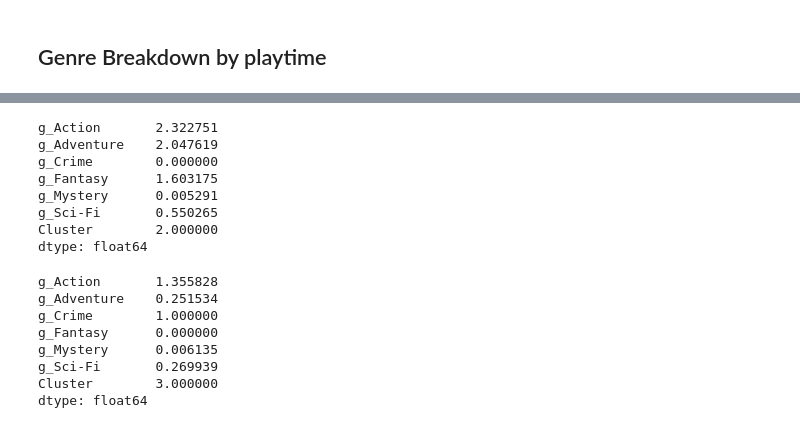
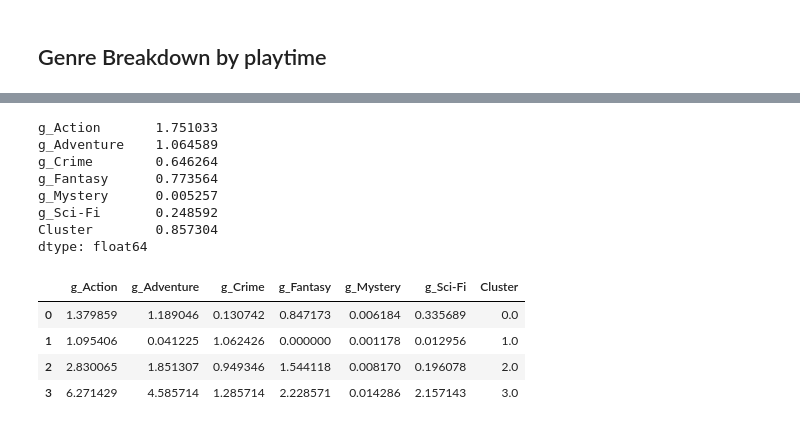
Before and after one commit to cowsed/PDMProject, a Jupyter notebook: analysis/Analysis.ipynb, the cells around one changed output, grey strips where cells are left out. Drawn from its saved outputs; the diff is of its cells as text; code cells hidden in the pictures.

```diff
--- a/analysis/Analysis.ipynb
+++ b/analysis/Analysis.ipynb
@@ -253,23 +223,25 @@ dtype: float64
-# %%
-sorted_df.loc[sorted_df['Cluster'] == 2].sum()/counts[2]
-# %% [output]
-g_Action       2.322751
-g_Adventure    2.047619
-g_Crime        0.000000
-g_Fantasy      1.603175
-g_Mystery      0.005291
-g_Sci-Fi       0.550265
-Cluster        2.000000
-dtype: float64
-# %%
-# print(sorted_df.loc[sorted_df['Cluster'] == 3].sum())
-print(sorted_df.loc[sorted_df['Cluster'] == 3].sum()/counts[3])
-# %% [output]
-g_Action       1.355828
-g_Adventure    0.251534
-g_Crime        1.000000
-g_Fantasy      0.000000
-g_Mystery      0.006135
-g_Sci-Fi       0.269939
-Cluster        3.000000
-dtype: float64
+# %%
+base = sorted_df.sum()/len(sorted_df)
+# base['Cluster'] =  "All Records"
+series=[]
+for i in range(len(counts)):
+    row = sorted_df.loc[sorted_df['Cluster'] == i]
+    row = row.sum()/len(row)
+    series.append(row)
+cdf = pd.DataFrame(series)#.transpose()
+print(base)
+cdf
+# %% [output]
+g_Action       1.751033
+g_Adventure    1.064589
+g_Crime        0.646264
+g_Fantasy      0.773564
+g_Mystery      0.005257
+g_Sci-Fi       0.248592
+Cluster        0.857304
+dtype: float64
+|  | g_Action | g_Adventure | g_Crime | g_Fantasy | g_Mystery | g_Sci-Fi | Cluster |
+| 0 | 1.379859 | 1.189046 | 0.130742 | 0.847173 | 0.006184 | 0.335689 | 0.0 |
+| 1 | 1.095406 | 0.041225 | 1.062426 | 0.000000 | 0.001178 | 0.012956 | 1.0 |
+| 2 | 2.830065 | 1.851307 | 0.949346 | 1.544118 | 0.008170 | 0.196078 | 2.0 |
+| 3 | 6.271429 | 4.585714 | 1.285714 | 2.228571 | 0.014286 | 2.157143 | 3.0 |
```
Also changed, not shown: parts of 16 cells of this notebook, 1 other file.
